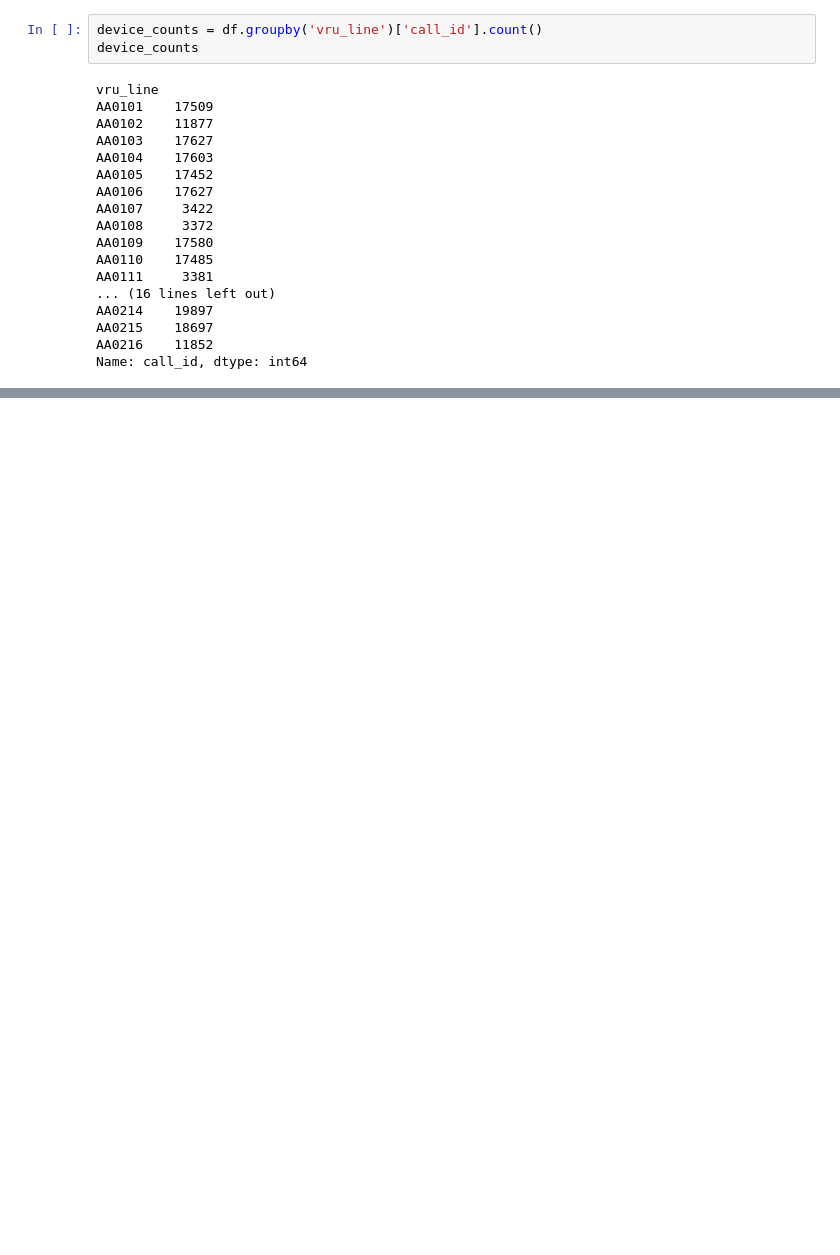
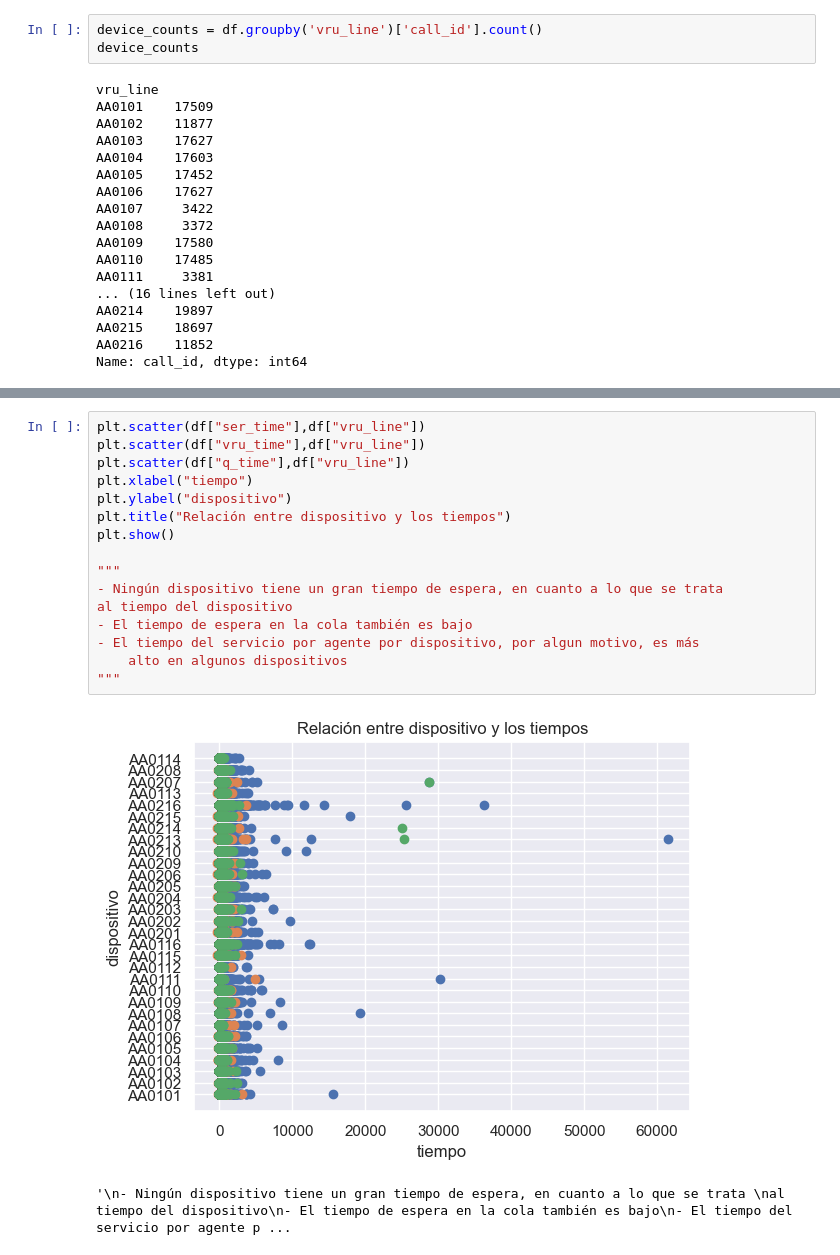
Before and after one commit to pablorobba/Proyecto_call_center, a Jupyter notebook: LimpiezaDatos.ipynb, the cells around one changed output, grey strips where cells are left out. Saved outputs shown, nothing was run; the diff lists cells and outputs as text; blank space fills up the shorter version.

```diff
--- a/LimpiezaDatos.ipynb
+++ b/LimpiezaDatos.ipynb
@@ -81,0 +90,19 @@ dispositivo, siendo que el AA0114 es el menos usado
+# %%
+plt.scatter(df["ser_time"],df["vru_line"])
+plt.scatter(df["vru_time"],df["vru_line"])
+plt.scatter(df["q_time"],df["vru_line"])
+plt.xlabel("tiempo")
+plt.ylabel("dispositivo")
+plt.title("Relación entre dispositivo y los tiempos")
+plt.show()
+
+"""
+- Ningún dispositivo tiene un gran tiempo de espera, en cuanto a lo que se trata
+al tiempo del dispositivo
+- El tiempo de espera en la cola también es bajo
+- El tiempo del servicio por agente por dispositivo, por algun motivo, es más
+    alto en algunos dispositivos
+"""
+# %% [output]
+[figure, added]
+'\n- Ningún dispositivo tiene un gran tiempo de espera, en cuanto a lo que se trata \nal tiempo del dispositivo\n- El tiempo de espera en la cola también es bajo\n- El tiempo del servicio por agente p ...
```
Also changed, not shown: parts of 21 cells of this notebook.
